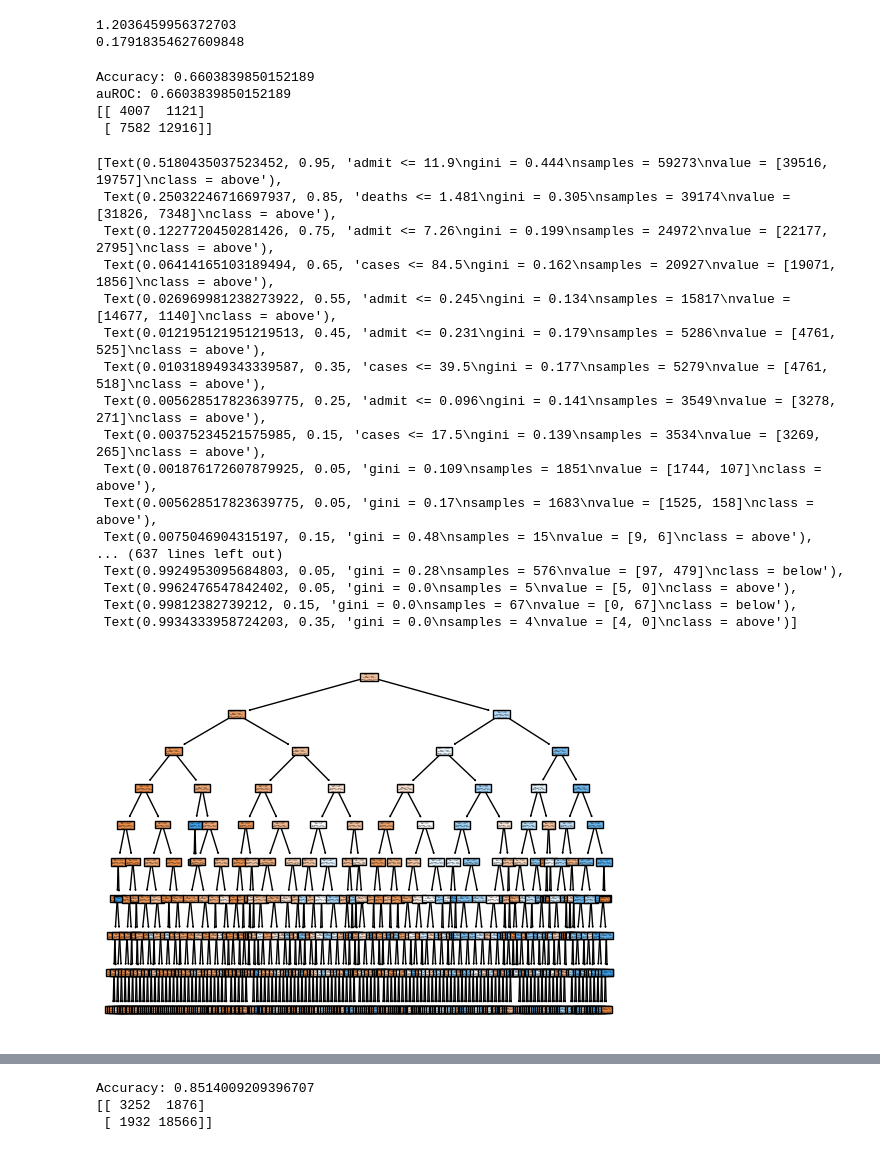
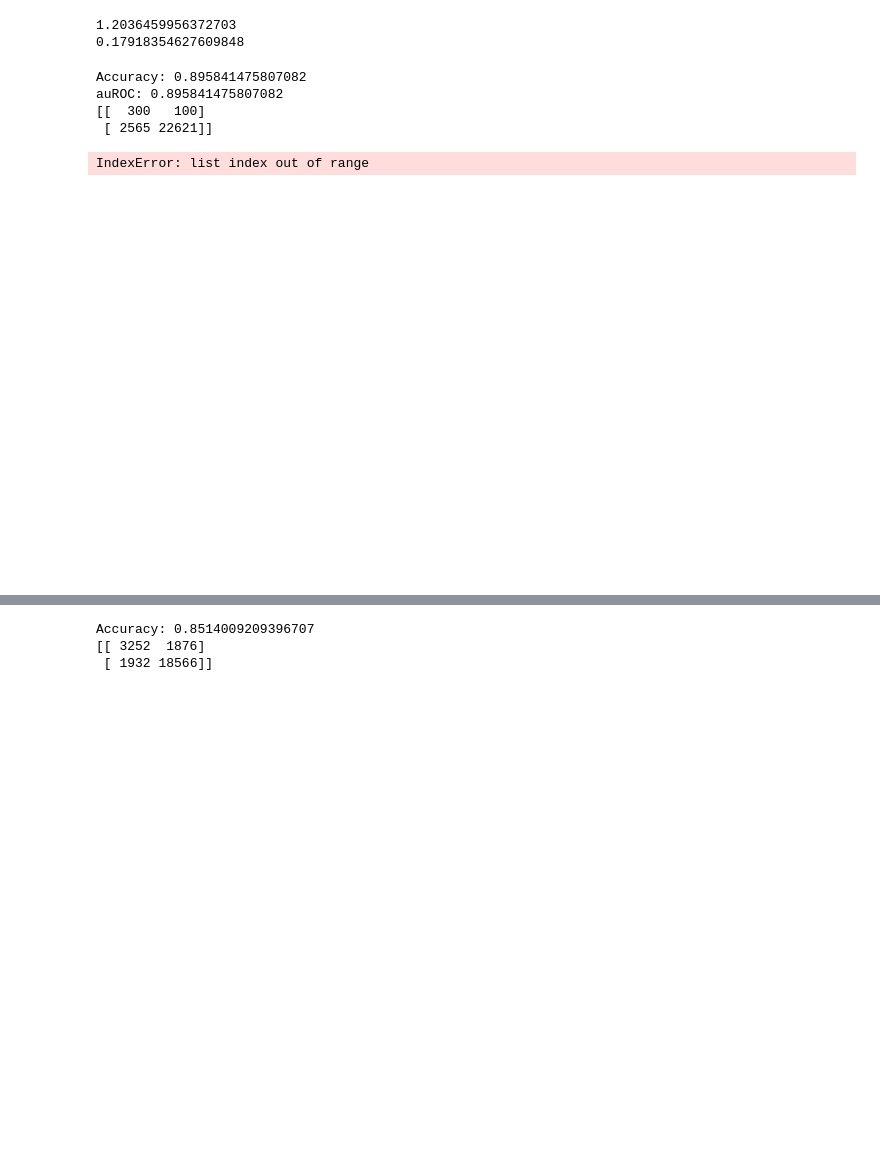
Before and after one commit to RachelMurray-Watson/COVID_forecasting, a Jupyter notebook: COVID_19_Forecast_dataset.ipynb, the cells around one changed output, grey strips where cells are left out. Cells and saved outputs as stored; diff of their text form; code cells hidden in the pictures; blank space fills up the shorter version.

Commit message:
Added in changes in trends over time

```diff
--- a/COVID_19_Forecast_dataset.ipynb
+++ b/COVID_19_Forecast_dataset.ipynb
@@ -148,3 +171,3 @@ data_by_county_cases_deaths_admits_icu = data_by_county_cases_deaths_admits_icu.
 # %%
-data_by_county_cases_deaths_admits_icu.columns = [col.split()[0] for col in data_by_county_cases_deaths_admits_icu.columns]
+data_by_county_cases_deaths_admits_icu_beds.columns = [col.split()[0] for col in data_by_county_cases_deaths_admits_icu_beds.columns]
 # %%
@@ -152,8 +186,8 @@ data_by_county_cases_deaths_admits_icu.to_csv("County_level_hospitalizations_dea
 # %%
 column_names = ['county']
-categories_for_subsetting = ['cases', 'deaths', 'admit', 'icu','admits_over_15_100k']
+categories_for_subsetting = ['cases', 'deaths', 'admit', 'icu', 'beds', 'beds_over_15_100k']
 
-for week in range(1, len(data_by_county_cases_deaths_admits_icu) + 1):
+for week in range(1, len(data_by_county_cases_deaths_admits_icu_beds) + 1):
     week = num2words(week)
     for category in categories_for_subsetting:
         column_name = f'week_{week}_{category}'
@@ -163,18 +197,18 @@ all_county_weekly_data = pd.DataFrame(index=range(51), columns=column_names)
 
 x = 0
 
-categories_for_subsetting = ['cases', 'deaths', 'admit', 'icu','admits_over_15_100k']
+categories_for_subsetting = ['cases', 'deaths', 'admit', 'icu', 'beds', 'beds_over_15_100k']
 for county in data_by_county['CTYNAME'].unique():
-    matching_indices = [i for i, county_col in enumerate(data_by_county_cases_deaths_admits_icu) if county_col == county]
+    matching_indices = [i for i, county_col in enumerate(data_by_county_cases_deaths_admits_icu_beds) if county_col == county]
     all_county_weekly_data.loc[x, 'county'] = county
     columns_to_subset =  tuple([f'{county}_{category}' for category in categories_for_subsetting])
     columns_to_subset =  [f'{county}_{category}' for category in categories_for_subsetting]
 
     j = 1
     try:
-        for row in range(len(data_by_county_cases_deaths_admits_icu.loc[:, columns_to_subset])):
-            all_county_weekly_data.iloc[x, j:j + len(categories_for_subsetting)] = data_by_county_cases_deaths_admits_icu.loc[row,columns_to_subset]
-            j += 5
+        for row in range(len(data_by_county_cases_deaths_admits_icu_beds.loc[:, columns_to_subset])):
+            all_county_weekly_data.iloc[x, j:j + len(categories_for_subsetting)] = data_by_county_cases_deaths_admits_icu_beds.loc[row,columns_to_subset]
+            j += 6
     except:
         pass
     x += 1
@@ -244,2 +280,16 @@ def prep_training_test_data(data, proportion, no_weeks, weeks_in_futre, if_train
+# %%
+for column in all_county_weekly_data.columns[1:]:
+    # Calculate the difference between each row and the previous row
+    if "over" not in column.lower():
+        diff = all_county_weekly_data[column].diff()
+
+        # Create a new column with the original column name and "delta"
+        new_column_name = column + "_delta"
+
+        column_index = all_county_weekly_data.columns.get_loc(column)
+
+        # Insert the new column just after the original column
+        all_county_weekly_data.insert(column_index + 1, new_column_name, diff)
+        all_county_weekly_data[new_column_name] = diff
 # %%
 #X_train, y_train = prep_training_test_data(all_county_weekly_data, [3,2], no_weeks = range(1, int(24*2/3) + 1), weeks_in_futre = 4, if_train = True)
@@ -329,56 +379,40 @@ param_grid = {
 }
 
 # Create the Decision Tree classifier
 cv = RepeatedStratifiedKFold(n_splits=10,  n_repeats=10,random_state=1) ## 10-fold cross validations
 
 clf = DecisionTreeClassifier(random_state=10)
 
 # Perform Randomized Search with 10-fold cross-validation
 random_search = RandomizedSearchCV(clf, param_grid, n_iter=100, cv=cv, random_state=10)
 random_search.fit(X_train, y_train)
 
 best_params = random_search.best_params_
 
 # Create the Decision Tree classifier with the best hyperparameters
 clf = DecisionTreeClassifier(**best_params, random_state=10)
 
 # Train the decision tree classifier
 clf.fit(X_train, y_train)
 
 # Make predictions on the test set
 y_pred = clf.predict(X_test)
 # Evaluate the accuracy of the model
 accuracy = accuracy_score(y_test, y_pred)
 ROC = roc_auc_score(y_test, y_pred)
 
 print("Accuracy:", accuracy)
 print("auROC:", accuracy)
 
 print(confusion_matrix(y_test, y_pred))
-plot_tree(clf, feature_names=['cases', 'deaths', 'admit', 'icu'	], class_names=['above', 'below'], filled=True)
+plot_tree(clf, feature_names=['cases', 'delta_cases', 'deaths', 'delta_death','admit', 'delta_admits','icu', 'delta_icu','beds', 'delta_beds'	], class_names=['above', 'below'], filled=True)
 # %% [output]
-Accuracy: 0.6603839850152189
-auROC: 0.6603839850152189
-[[ 4007  1121]
- [ 7582 12916]]
+Accuracy: 0.895841475807082
+auROC: 0.895841475807082
+[[  300   100]
+ [ 2565 22621]]
-[Text(0.5180435037523452, 0.95, 'admit <= 11.9\ngini = 0.444\nsamples = 59273\nvalue = [39516, 19757]\nclass = above'),
- Text(0.25032246716697937, 0.85, 'deaths <= 1.481\ngini = 0.305\nsamples = 39174\nvalue = [31826, 7348]\nclass = above'),
- Text(0.1227720450281426, 0.75, 'admit <= 7.26\ngini = 0.199\nsamples = 24972\nvalue = [22177, 2795]\nclass = above'),
- Text(0.06414165103189494, 0.65, 'cases <= 84.5\ngini = 0.162\nsamples = 20927\nvalue = [19071, 1856]\nclass = above'),
- Text(0.026969981238273922, 0.55, 'admit <= 0.245\ngini = 0.134\nsamples = 15817\nvalue = [14677, 1140]\nclass = above'),
- Text(0.012195121951219513, 0.45, 'admit <= 0.231\ngini = 0.179\nsamples = 5286\nvalue = [4761, 525]\nclass = above'),
- Text(0.010318949343339587, 0.35, 'cases <= 39.5\ngini = 0.177\nsamples = 5279\nvalue = [4761, 518]\nclass = above'),
- Text(0.005628517823639775, 0.25, 'admit <= 0.096\ngini = 0.141\nsamples = 3549\nvalue = [3278, 271]\nclass = above'),
- Text(0.00375234521575985, 0.15, 'cases <= 17.5\ngini = 0.139\nsamples = 3534\nvalue = [3269, 265]\nclass = above'),
- Text(0.001876172607879925, 0.05, 'gini = 0.109\nsamples = 1851\nvalue = [1744, 107]\nclass = above'),
- Text(0.005628517823639775, 0.05, 'gini = 0.17\nsamples = 1683\nvalue = [1525, 158]\nclass = above'),
- Text(0.0075046904315197, 0.15, 'gini = 0.48\nsamples = 15\nvalue = [9, 6]\nclass = above'),
-... (637 lines left out)
- Text(0.9924953095684803, 0.05, 'gini = 0.28\nsamples = 576\nvalue = [97, 479]\nclass = below'),
- Text(0.9962476547842402, 0.05, 'gini = 0.0\nsamples = 5\nvalue = [5, 0]\nclass = above'),
- Text(0.99812382739212, 0.15, 'gini = 0.0\nsamples = 67\nvalue = [0, 67]\nclass = below'),
- Text(0.9934333958724203, 0.35, 'gini = 0.0\nsamples = 4\nvalue = [4, 0]\nclass = above')]
+IndexError: list index out of range
-[figure, old version]
+[figure, new version]
 # %%
 path = clf.cost_complexity_pruning_path(X_train, y_train)
 ccp_alphas, impurities = path.ccp_alphas, path.impurities
```
Also changed, not shown: parts of 14 cells of this notebook.
